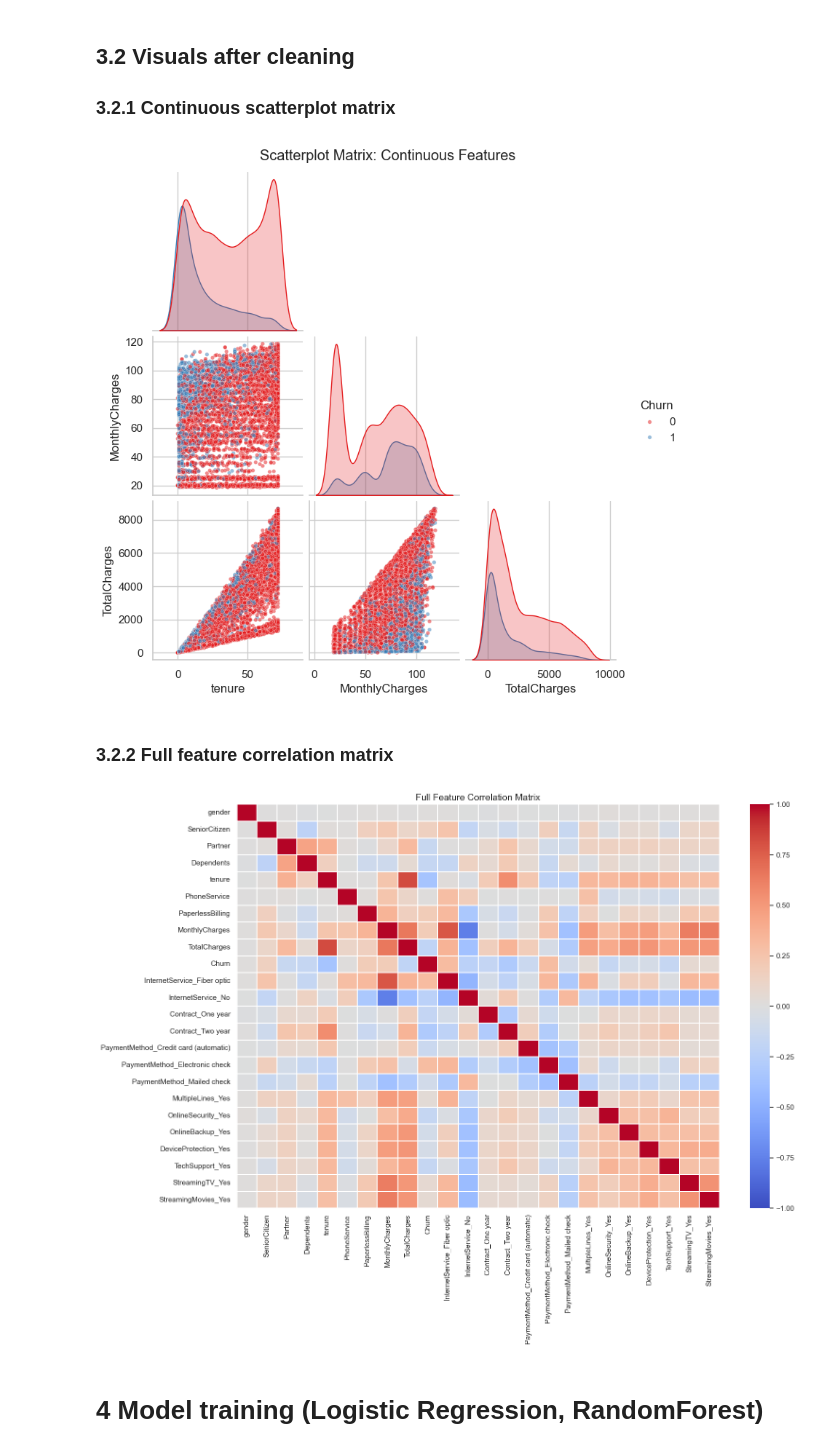
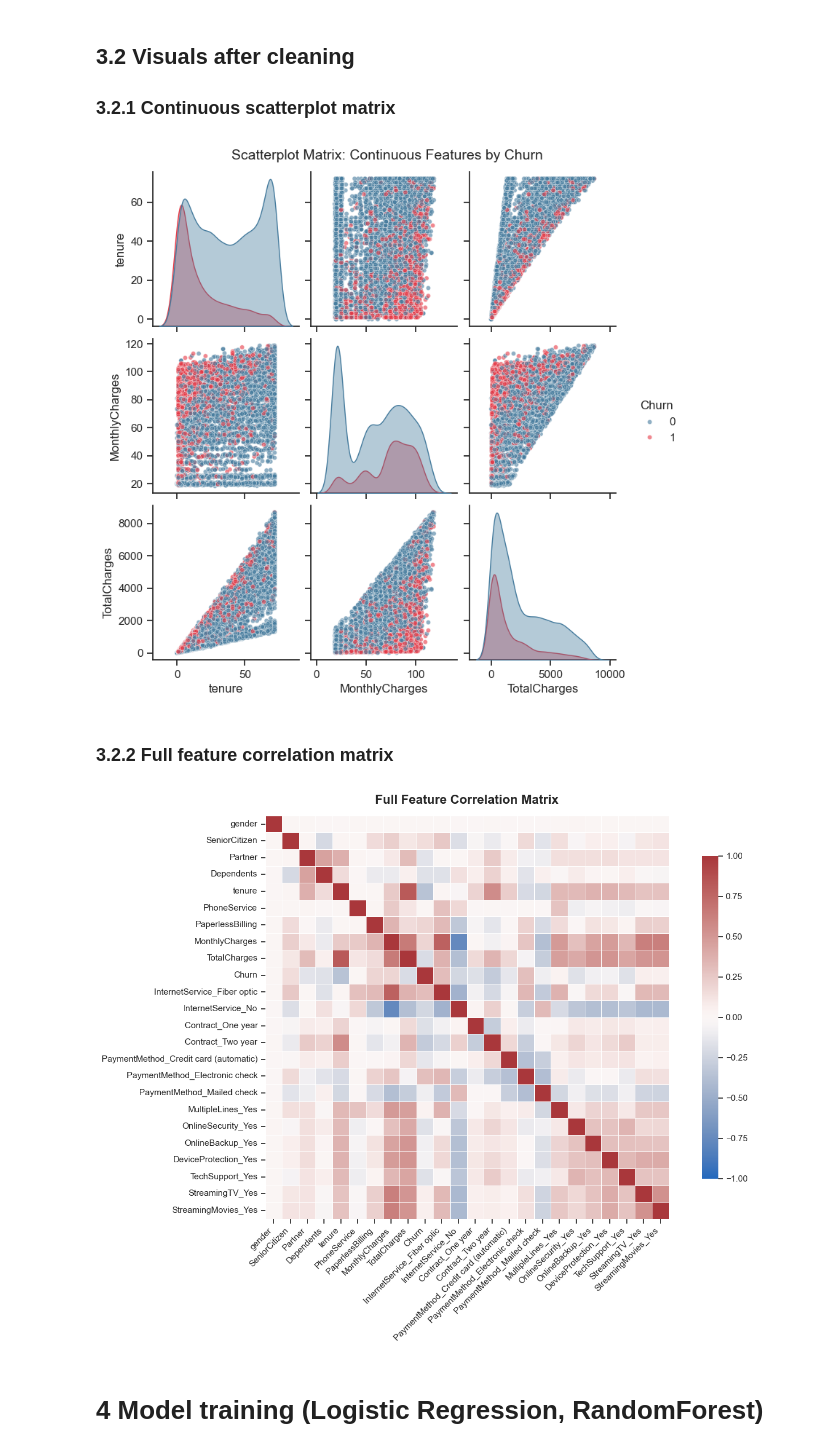
Before and after one commit to pchaher03/customer-churn-prediction-model, a Jupyter notebook: churn_predictor.ipynb, the cells around one changed output. Drawn from its saved outputs; the diff is of its cells as text; code cells hidden in the pictures.

```diff
--- a/churn_predictor.ipynb
+++ b/churn_predictor.ipynb
@@ -373,37 +385,70 @@ Name: count, dtype: int64
 
 ### 3.2.1 Continuous scatterplot matrix
 # %%
-continuous_cols = ['tenure', 'MonthlyCharges', 'TotalCharges', 'Churn']
+continuous_cols = ['tenure', 'MonthlyCharges', 'TotalCharges']
 
-# corner=True cuts redundant duplicate plots in half
-sns.pairplot(
-    df[continuous_cols],
+# 1. Softened, distinct color palette (handling string or integer target labels)
+churn_colors = {
+    1: '#E63946',
+    0: '#457B9D'
+}
+
+# 2. Set base theme for clean typography and background
+sns.set_theme(style='ticks', font_scale=1.0)
+
+grid = sns.pairplot(
+    df[continuous_cols + ['Churn']],
     hue='Churn',
-    corner=True,
-    palette='Set1',
-    plot_kws={'alpha': 0.5, 's': 15}
+    corner=False,
+    palette=churn_colors,
+    diag_kind='kde',  # Smooth density curves on diagonal instead of overlapping bars
+    plot_kws={
+        'alpha': 0.6,
+        's': 20,
+        'linewidth': 0.4,
+        'edgecolor': 'white',  # Separates overlapping markers
+    },
+    diag_kws={'fill': True, 'alpha': 0.4},
 )
-plt.suptitle('Scatterplot Matrix: Continuous Features', y=1.02)
+
+# 3. Aesthetics & Spacing
+grid.fig.suptitle(
+    'Scatterplot Matrix: Continuous Features by Churn', y=1.02, fontsize=14
+)
+sns.despine()  # Removes top and right axis lines for a clean look
 plt.show()
 # %% [output]
-[figure, old version]
+[figure, new version]
 # %% [markdown]
 ### 3.2.2 Full feature correlation matrix
 # %%
-plt.figure(figsize=(16, 12))
+plt.figure(figsize=(14, 10))
+
+# 1. Mask the upper triangle (removes 50% duplicate info)
+corr = df.corr(numeric_only=True)
+mask = np.triu(np.ones_like(corr, dtype=bool))
+
+# 2. Plot with an improved diverging palette and styled annotations
 sns.heatmap(
-    df.corr(),
-    cmap='coolwarm',
+    corr,
+    mask=None,
+    cmap='vlag',            # Balanced diverging palette (blue to red via neutral grey)
     vmax=1.0,
     vmin=-1.0,
-    linewidths=0.1,
-    annot=False # Set to True if you want numeric correlation values printed
+    center=0,               # Anchors 0 to neutral grey/white
+    square=True,            # Forces square cells for better proportions
+    linewidths=0.5,
+    cbar_kws={"shrink": 0.8},
+    annot=False             # Set to True if column count is small (<15)
 )
-plt.title('Full Feature Correlation Matrix', fontsize=14)
+
+plt.title('Full Feature Correlation Matrix', fontsize=16, pad=15, weight='bold')
+plt.xticks(rotation=45, ha='right')
+plt.yticks(rotation=0)
 plt.tight_layout()
 plt.show()
 # %% [output]
-[figure, old version]
+[figure, new version]
 # %% [markdown]
 # 4 Model training (Logistic Regression, RandomForest)
 # %%
```
Also changed, not shown: parts of 18 cells of this notebook, 7 other files.
